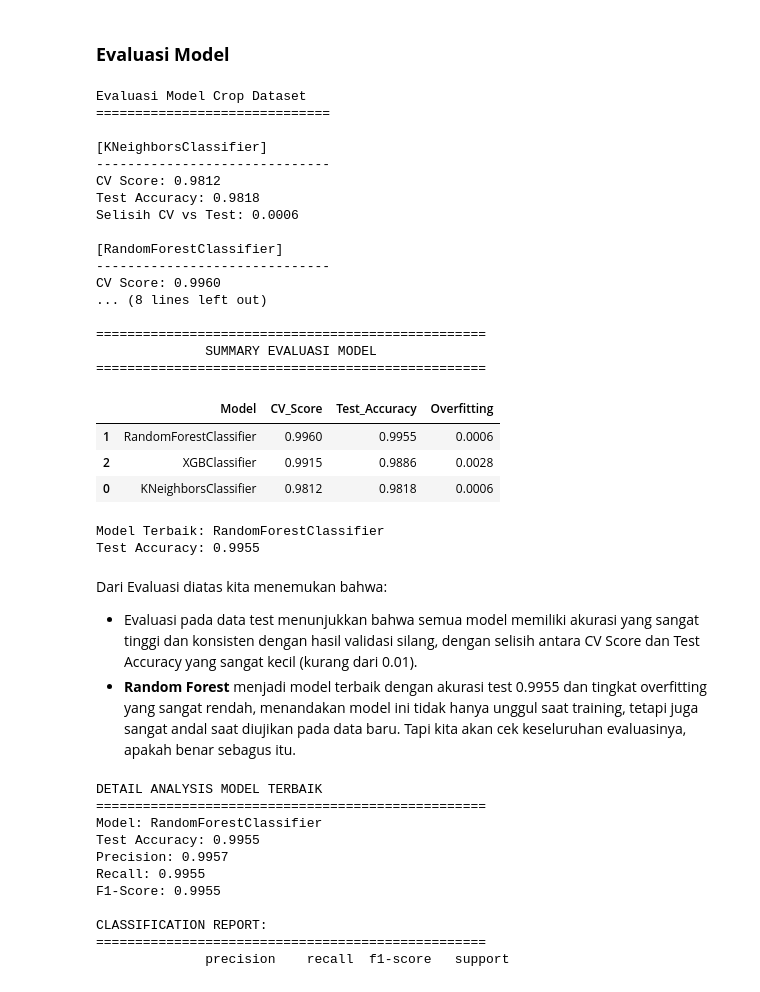
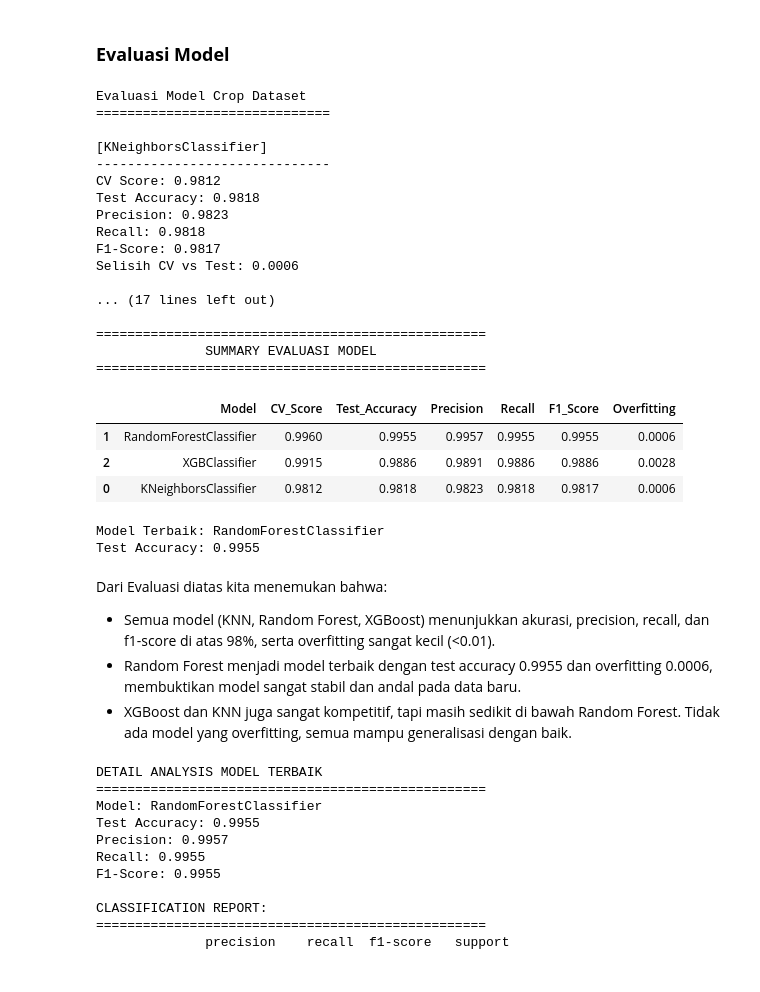
Before and after one commit to BagasNuryaman15/MLT1_SatriaDirgantaraNuryaman, a Jupyter notebook: crop_recommendation_classifier.ipynb, the cells around one changed output. Saved outputs shown, nothing was run; the diff lists cells and outputs as text; code cells hidden in the pictures.

```diff
--- a/crop_recommendation_classifier.ipynb
+++ b/crop_recommendation_classifier.ipynb
@@ -643,7 +643,7 @@ Kita menemukan bahwa:
 # %% [markdown]
 ### **Evaluasi Model**
 # %%
-# Evaluasi semua model di data test
+# Evaluasi semua model di data test dengan metrik lengkap
 print('Evaluasi Model Crop Dataset')
 print('='*30)
 
@@ -659,19 +659,28 @@ for name, result in grid_results.items():
     # Prediksi di data test
     y_pred = best_model.predict(X_test_scaled)
 
-    # Hitung metrik evaluasi
+    # Hitung semua metrik evaluasi
     test_accuracy = accuracy_score(y_test_enc, y_pred)
+    precision = precision_score(y_test_enc, y_pred, average='weighted')
+    recall = recall_score(y_test_enc, y_pred, average='weighted')
+    f1 = f1_score(y_test_enc, y_pred, average='weighted')
 
     # Simpan hasil evaluasi
     evaluation_results[name] = {
         'cv_score': result['best_score'],
         'test_accuracy': test_accuracy,
+        'precision': precision,
+        'recall': recall,
+        'f1_score': f1,
         'y_pred': y_pred,
         'model': best_model
     }
 
     print(f'CV Score: {result["best_score"]:.4f}')
     print(f'Test Accuracy: {test_accuracy:.4f}')
+    print(f'Precision: {precision:.4f}')
+    print(f'Recall: {recall:.4f}')
+    print(f'F1-Score: {f1:.4f}')
     print(f'Selisih CV vs Test: {abs(result["best_score"] - test_accuracy):.4f}')
 
 # Summary evaluasi dalam DataFrame
@@ -685,47 +694,52 @@ for name, eval_result in evaluation_results.items():
         'Model': name,
         'CV_Score': eval_result['cv_score'],
         'Test_Accuracy': eval_result['test_accuracy'],
+        'Precision': eval_result['precision'],
+        'Recall': eval_result['recall'],
+        'F1_Score': eval_result['f1_score'],
         'Overfitting': abs(eval_result['cv_score'] - eval_result['test_accuracy'])
     })
 
 eval_df = pd.DataFrame(eval_summary)
 eval_df = eval_df.sort_values('Test_Accuracy', ascending=False)
 display(eval_df.round(4))
 
 # Mencari model terbaik sejagat raya
 best_model_name = eval_df.iloc[0]['Model']
 best_model_accuracy = eval_df.iloc[0]['Test_Accuracy']
 
 print(f'\nModel Terbaik: {best_model_name}')
 print(f'Test Accuracy: {best_model_accuracy:.4f}')
 # %% [output]
 Evaluasi Model Crop Dataset
 ==============================
 
 [KNeighborsClassifier]
 ------------------------------
 CV Score: 0.9812
 Test Accuracy: 0.9818
+Precision: 0.9823
+Recall: 0.9818
+F1-Score: 0.9817
 Selisih CV vs Test: 0.0006
 
-[RandomForestClassifier]
-------------------------------
-CV Score: 0.9960
-... (8 lines left out)
+... (17 lines left out)
 
 ==================================================
               SUMMARY EVALUASI MODEL
 ==================================================
-|  | Model | CV_Score | Test_Accuracy | Overfitting |
-| 1 | RandomForestClassifier | 0.9960 | 0.9955 | 0.0006 |
-| 2 | XGBClassifier | 0.9915 | 0.9886 | 0.0028 |
-| 0 | KNeighborsClassifier | 0.9812 | 0.9818 | 0.0006 |
+|  | Model | CV_Score | Test_Accuracy | Precision | Recall | F1_Score | Overfitting |
+| 1 | RandomForestClassifier | 0.9960 | 0.9955 | 0.9957 | 0.9955 | 0.9955 | 0.0006 |
+| 2 | XGBClassifier | 0.9915 | 0.9886 | 0.9891 | 0.9886 | 0.9886 | 0.0028 |
+| 0 | KNeighborsClassifier | 0.9812 | 0.9818 | 0.9823 | 0.9818 | 0.9817 | 0.0006 |
 Model Terbaik: RandomForestClassifier
 Test Accuracy: 0.9955
 # %% [markdown]
 Dari Evaluasi diatas kita menemukan bahwa:
-- Evaluasi pada data test menunjukkan bahwa semua model memiliki akurasi yang sangat tinggi dan konsisten dengan hasil validasi silang, dengan selisih antara CV Score dan Test Accuracy yang sangat kecil (kurang dari 0.01).
-- **Random Forest** menjadi model terbaik dengan akurasi test 0.9955 dan tingkat overfitting yang sangat rendah, menandakan model ini tidak hanya unggul saat training, tetapi juga sangat andal saat diujikan pada data baru. Tapi kita akan cek keseluruhan evaluasinya, apakah benar sebagus itu.
+- Semua model (KNN, Random Forest, XGBoost) menunjukkan akurasi, precision, recall, dan f1-score di atas 98%, serta overfitting sangat kecil (<0.01).
+- Random Forest menjadi model terbaik dengan test accuracy 0.9955 dan overfitting 0.0006, membuktikan model sangat stabil dan andal pada data baru.
+- XGBoost dan KNN juga sangat kompetitif, tapi masih sedikit di bawah Random Forest.
+Tidak ada model yang overfitting, semua mampu generalisasi dengan baik.
 # %%
 # Mengambil model terbaik
 best_model = evaluation_results[best_model_name]['model']
```
Also changed, not shown: parts of 3 cells of this notebook, 9 other files.
